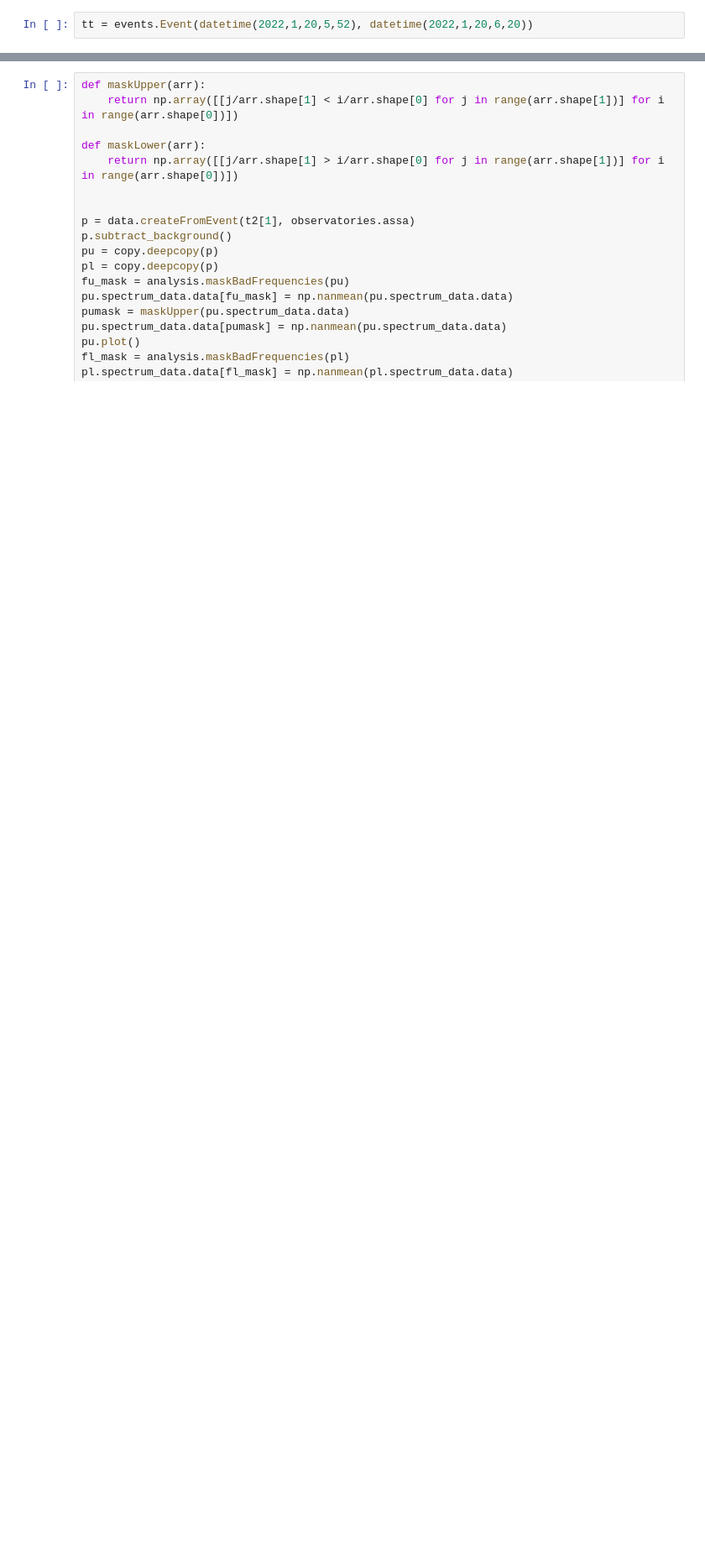
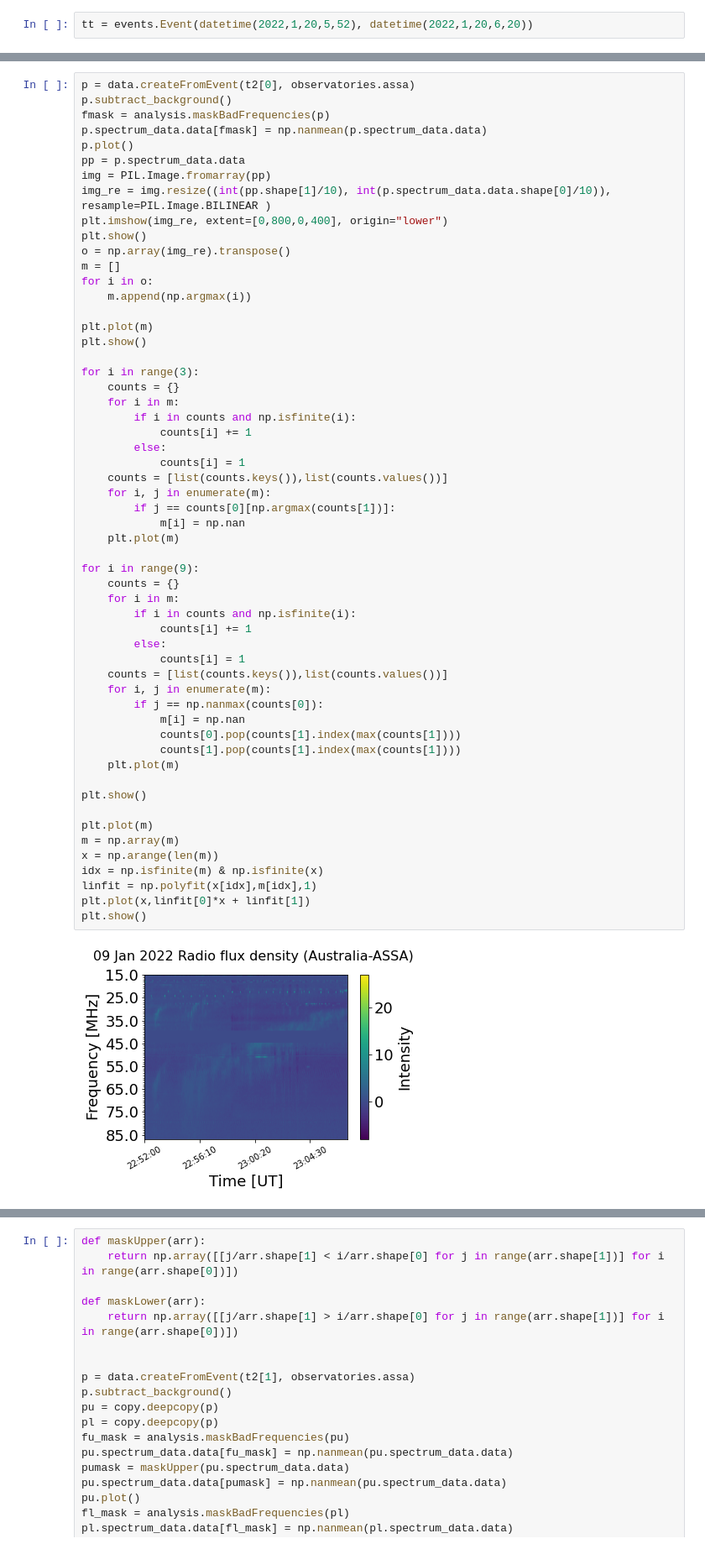
Before and after one commit to lukas-hoefig/eCallistoRadioBursts, a Jupyter notebook: to_do_classify.ipynb, the cells around one changed output, grey strips where cells are left out. Shown at 84% size. Saved outputs shown, nothing was run; the diff lists cells and outputs as text; blank space fills up the shorter version.

```diff
--- a/to_do_classify.ipynb
+++ b/to_do_classify.ipynb
@@ -159,0 +160,58 @@ plt.show()
+# %%
+p = data.createFromEvent(t2[0], observatories.assa)
+p.subtract_background()
+fmask = analysis.maskBadFrequencies(p)
+p.spectrum_data.data[fmask] = np.nanmean(p.spectrum_data.data)
+p.plot()
+pp = p.spectrum_data.data
+img = PIL.Image.fromarray(pp)
+img_re = img.resize((int(pp.shape[1]/10), int(p.spectrum_data.data.shape[0]/10)), resample=PIL.Image.BILINEAR )
+plt.imshow(img_re, extent=[0,800,0,400], origin="lower")
+plt.show()
+o = np.array(img_re).transpose()
+m = []
+for i in o:
+    m.append(np.argmax(i))
+
+plt.plot(m)
+plt.show()
+
+for i in range(3):
+    counts = {}
+    for i in m:
+        if i in counts and np.isfinite(i):
+            counts[i] += 1
+        else:
+            counts[i] = 1
+    counts = [list(counts.keys()),list(counts.values())]
+    for i, j in enumerate(m):
+        if j == counts[0][np.argmax(counts[1])]:
+            m[i] = np.nan
+    plt.plot(m)
+
+for i in range(9):
+    counts = {}
+    for i in m:
+        if i in counts and np.isfinite(i):
+            counts[i] += 1
+        else:
+            counts[i] = 1
+    counts = [list(counts.keys()),list(counts.values())]
+    for i, j in enumerate(m):
+        if j == np.nanmax(counts[0]):
+            m[i] = np.nan
+            counts[0].pop(counts[1].index(max(counts[1])))
+            counts[1].pop(counts[1].index(max(counts[1])))
+    plt.plot(m)
+
+plt.show()
+
+plt.plot(m)
+m = np.array(m)
+x = np.arange(len(m))
+idx = np.isfinite(m) & np.isfinite(x)
+linfit = np.polyfit(x[idx],m[idx],1)
+plt.plot(x,linfit[0]*x + linfit[1])
+plt.show()
+# %% [output]
+[figure, added]
```
Also changed, not shown: parts of 2 cells of this notebook, 5 other files.
